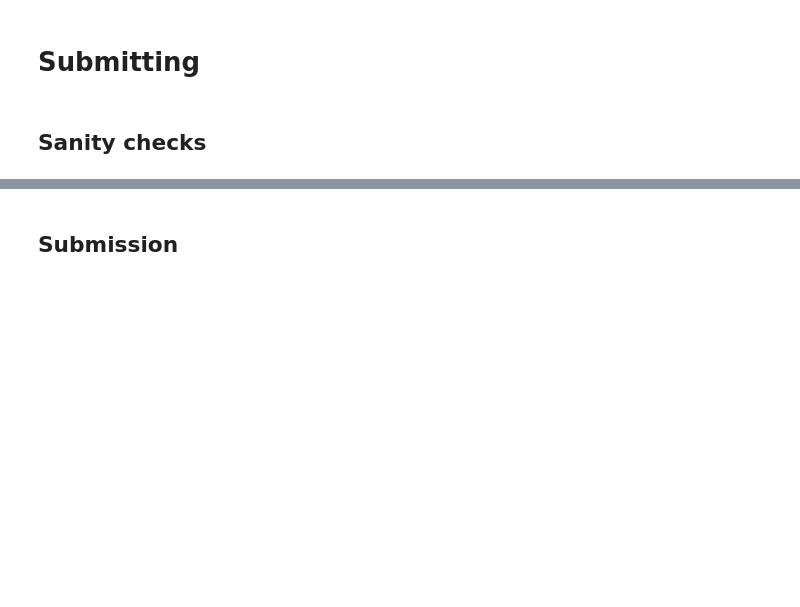
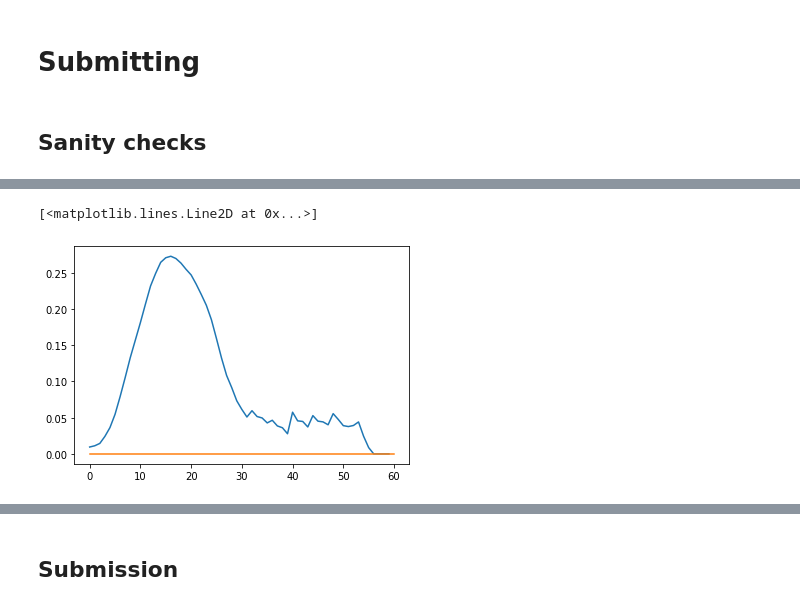
Before and after one commit to nosound2/RSNA-Hemorrhage, a Jupyter notebook: notebooks/Ensembling.ipynb, the cells around one changed output, grey strips where cells are left out. Saved outputs shown, nothing was run; the diff lists cells and outputs as text; code cells hidden in the pictures; blank space fills up the shorter version.

```diff
--- a/notebooks/Ensembling.ipynb
+++ b/notebooks/Ensembling.ipynb
@@ -317,8 +326,8 @@ for col in ['PxlMin_zero']:
 # %%
 stg = time.time()
 
-for ds in (my_datasets3 + my_datasets5):
-#for ds in [13]:
+#for ds in (my_datasets3 + my_datasets5):
+for ds in [14]:
     folds = getNFolds(ds)
     preds = []
     for fold in range(folds):
@@ -780,0 +899,6 @@ plt.plot([0,60],[0,0])
+# %%
+plt.plot(train_md[['pos_idx',all_ich[0]]].groupby('pos_idx').mean())
+plt.plot([0,60],[0,0])
+# %% [output]
+[<matplotlib.lines.Line2D at 0x...>]
+[figure, added]
```
Also changed, not shown: parts of 77 cells of this notebook, 2 other files.
